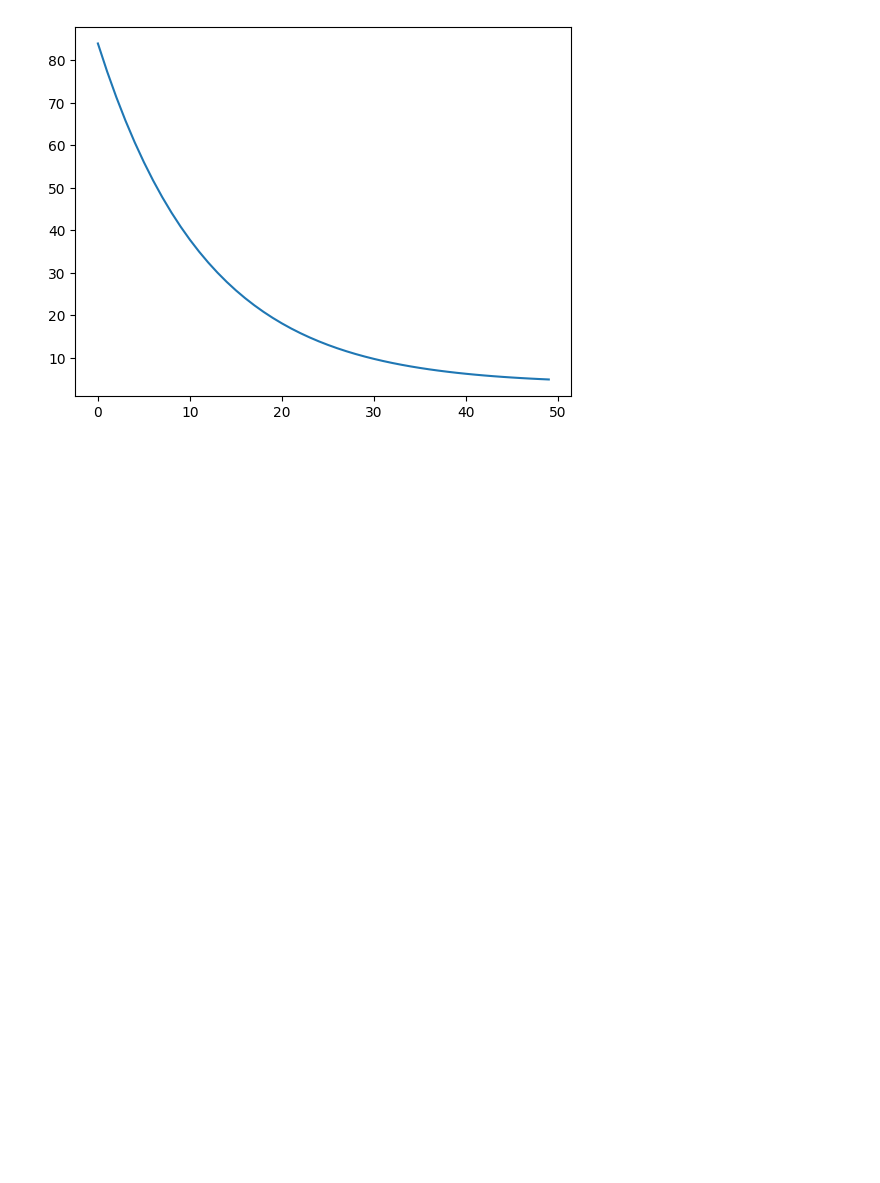
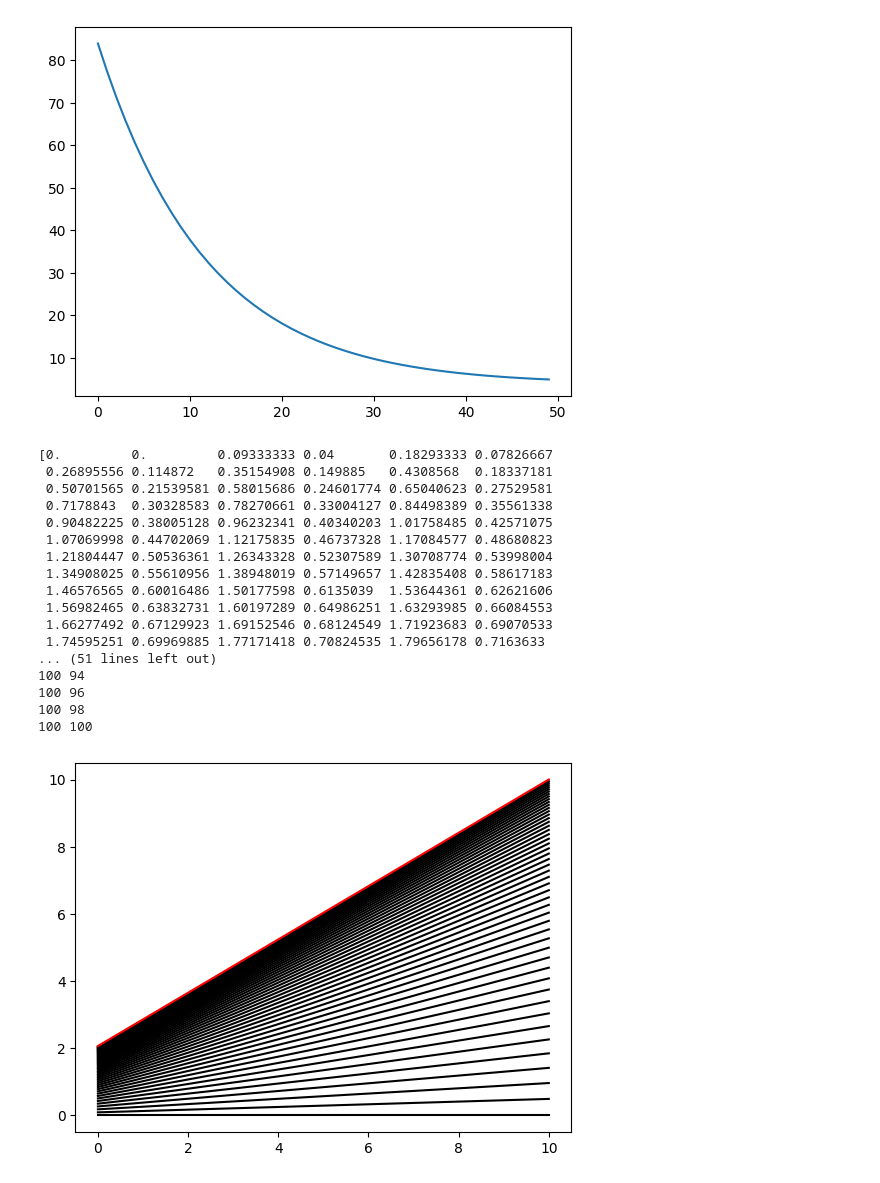
Before and after one commit to baquiax/econometrics-2, a Jupyter notebook: project1/solution.ipynb, the cells around one changed output. Cells and saved outputs as stored; diff of their text form; code cells hidden in the pictures; blank space fills up the shorter version.

Commit message:
fix: printing linear funcs

```diff
--- a/project1/solution.ipynb
+++ b/project1/solution.ipynb
@@ -195,3 +195,36 @@ plt.plot(result[1])
 #49 => error: 4.901901625286628
 [<matplotlib.lines.Line2D at 0x...>]
 [figure]
+# %%
+print(result[0])
+
+for i in range(0, len(result[0]), 2):
+    b1 = result[0][i]
+    b2 = result[0][i + 1]
+
+    x =  np.linspace(0, 10, 100)
+    y = b1 + b2 * x
+
+    print(len(result[0]), i + 2)
+    color = "red" if i == (len(result[0]) - 2) else 'black'
+
+    plt.plot(x, y, color=color)
+# %% [output]
+[0.         0.         0.09333333 0.04       0.18293333 0.07826667
+ 0.26895556 0.114872   0.35154908 0.149885   0.4308568  0.18337181
+ 0.50701565 0.21539581 0.58015686 0.24601774 0.65040623 0.27529581
+ 0.7178843  0.30328583 0.78270661 0.33004127 0.84498389 0.35561338
+ 0.90482225 0.38005128 0.96232341 0.40340203 1.01758485 0.42571075
+ 1.07069998 0.44702069 1.12175835 0.46737328 1.17084577 0.48680823
+ 1.21804447 0.50536361 1.26343328 0.52307589 1.30708774 0.53998004
+ 1.34908025 0.55610956 1.38948019 0.57149657 1.42835408 0.58617183
+ 1.46576565 0.60016486 1.50177598 0.6135039  1.53644361 0.62621606
+ 1.56982465 0.63832731 1.60197289 0.64986251 1.63293985 0.66084553
+ 1.66277492 0.67129923 1.69152546 0.68124549 1.71923683 0.69070533
+ 1.74595251 0.69969885 1.77171418 0.70824535 1.79656178 0.7163633
+... (51 lines left out)
+100 94
+100 96
+100 98
+100 100
+[figure, added]
```
